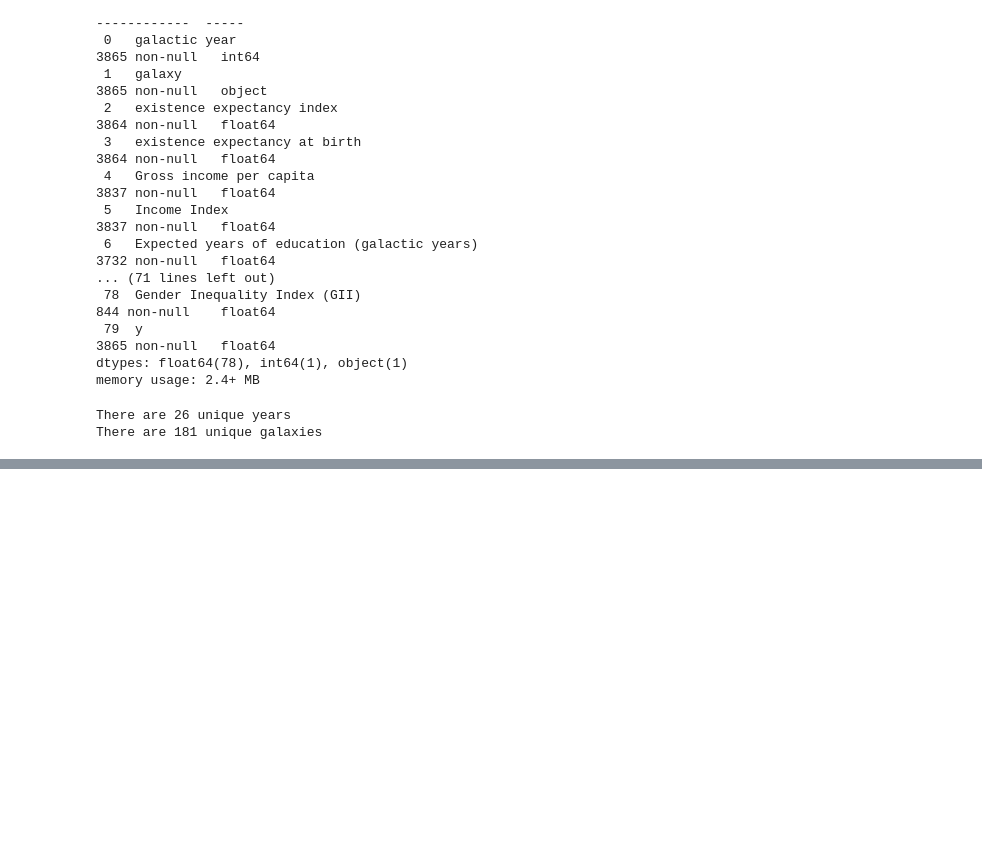
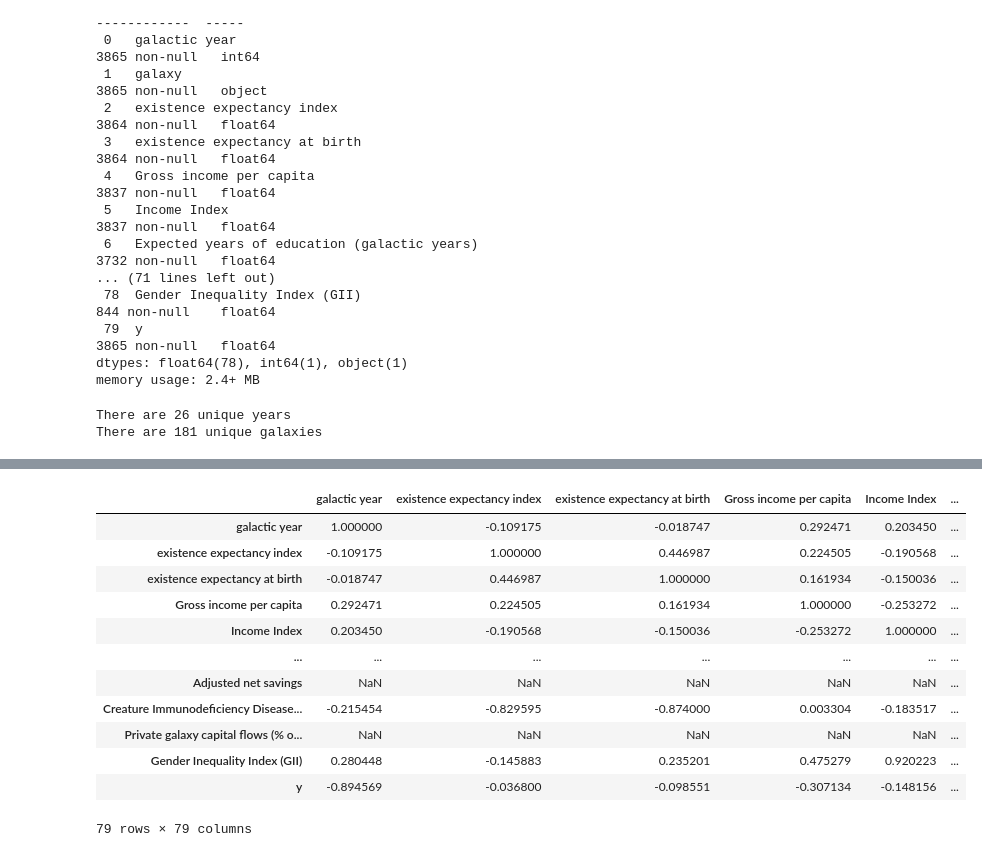
Before and after one commit to LukeBetham/PROHACK-OCISLY, a Jupyter notebook: Prohack-Luke-EDA.ipynb, the cells around one changed output, grey strips where cells are left out. Cells and saved outputs as stored; diff of their text form; code cells hidden in the pictures; blank space fills up the shorter version.

```diff
--- a/Prohack-Luke-EDA.ipynb
+++ b/Prohack-Luke-EDA.ipynb
@@ -34,0 +56,16 @@ There are 181 unique galaxies
+# %%
+df[df.galaxy == "Virgo I"].corr()
+# %% [output]
+|  | galactic year | existence expectancy index | existence expectancy at birth | Gross income per capita | Income Index | ... |
+| galactic year | 1.000000 | -0.109175 | -0.018747 | 0.292471 | 0.203450 | ... |
+| existence expectancy index | -0.109175 | 1.000000 | 0.446987 | 0.224505 | -0.190568 | ... |
+| existence expectancy at birth | -0.018747 | 0.446987 | 1.000000 | 0.161934 | -0.150036 | ... |
+| Gross income per capita | 0.292471 | 0.224505 | 0.161934 | 1.000000 | -0.253272 | ... |
+| Income Index | 0.203450 | -0.190568 | -0.150036 | -0.253272 | 1.000000 | ... |
+| ... | ... | ... | ... | ... | ... | ... |
+| Adjusted net savings | NaN | NaN | NaN | NaN | NaN | ... |
+| Creature Immunodeficiency Disease... | -0.215454 | -0.829595 | -0.874000 | 0.003304 | -0.183517 | ... |
+| Private galaxy capital flows (% o... | NaN | NaN | NaN | NaN | NaN | ... |
+| Gender Inequality Index (GII) | 0.280448 | -0.145883 | 0.235201 | 0.475279 | 0.920223 | ... |
+| y | -0.894569 | -0.036800 | -0.098551 | -0.307134 | -0.148156 | ... |
+79 rows × 79 columns
```
Also changed, not shown: parts of 2 cells of this notebook, 2 other files.
